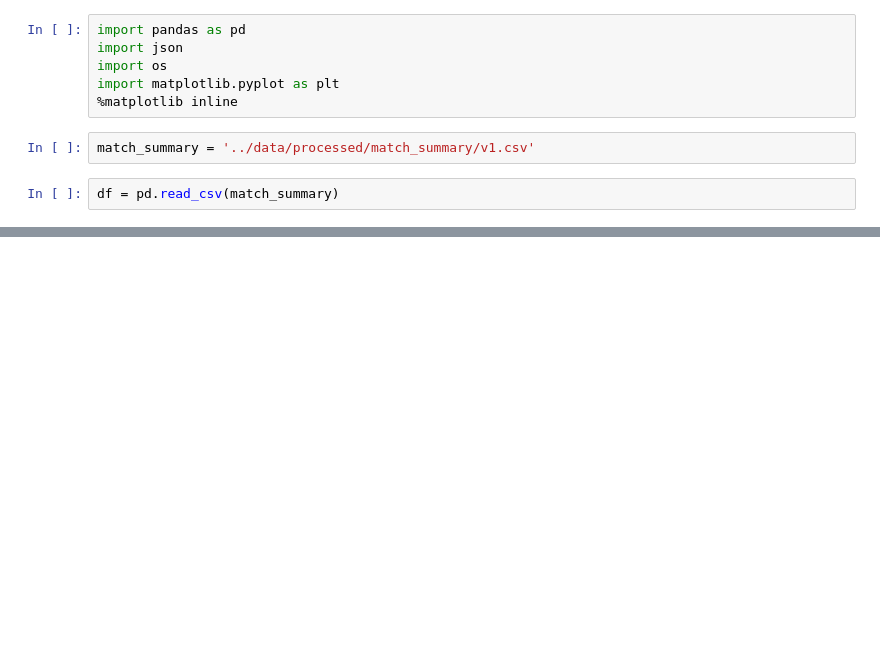
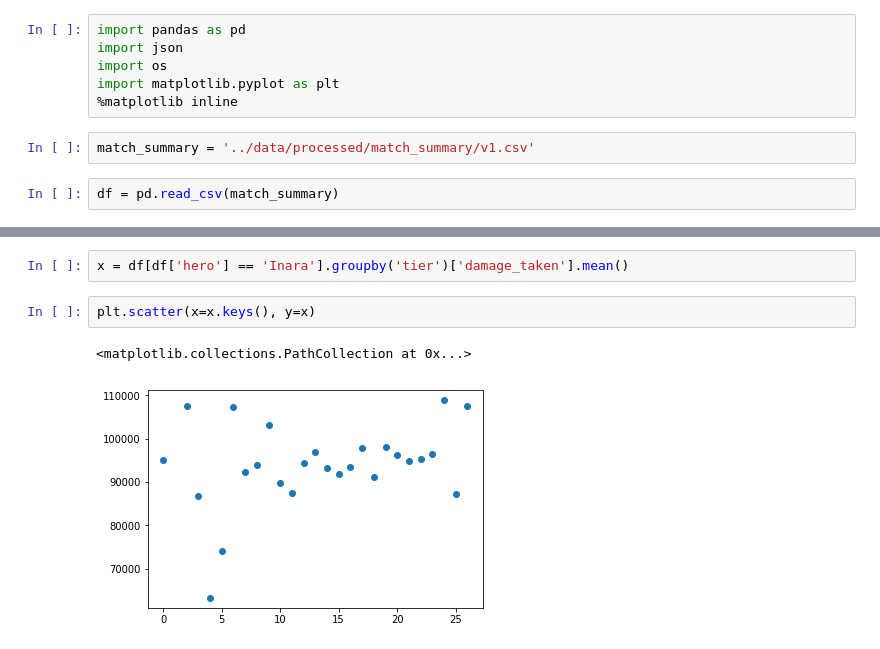
Before and after one commit to MattKovtun/PaladinsDataAnalysis, a Jupyter notebook: notebooks/Untitled2.ipynb, the cells around one changed output, grey strips where cells are left out. Drawn from its saved outputs; the diff is of its cells as text; blank space fills up the shorter version.

```diff
--- a/notebooks/Untitled2.ipynb
+++ b/notebooks/Untitled2.ipynb
@@ -20 +20,8 @@ df.head()
+# %%
+x = df[df['hero'] == 'Inara'].groupby('tier')['damage_taken'].mean()
+# %%
+plt.scatter(x=x.keys(), y=x)
+# %% [output]
+<matplotlib.collections.PathCollection at 0x...>
+[figure, added]
 # %%
```
Also changed, not shown: parts of 2 cells of this notebook, 6 other files.
